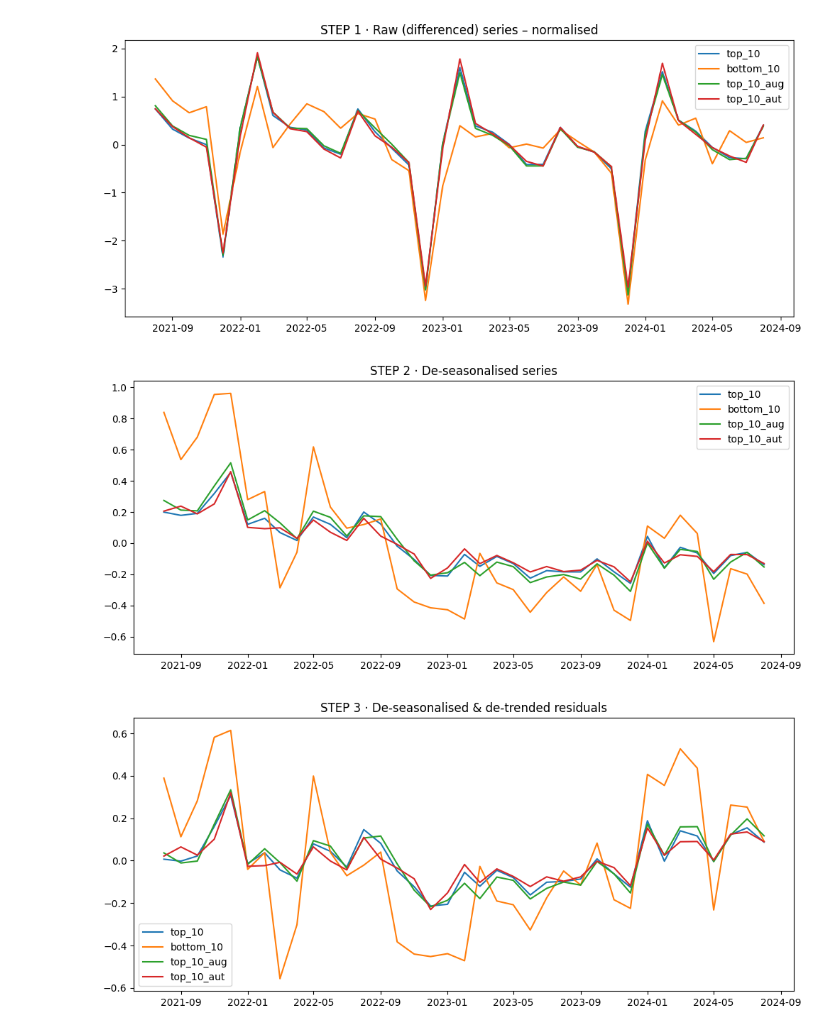
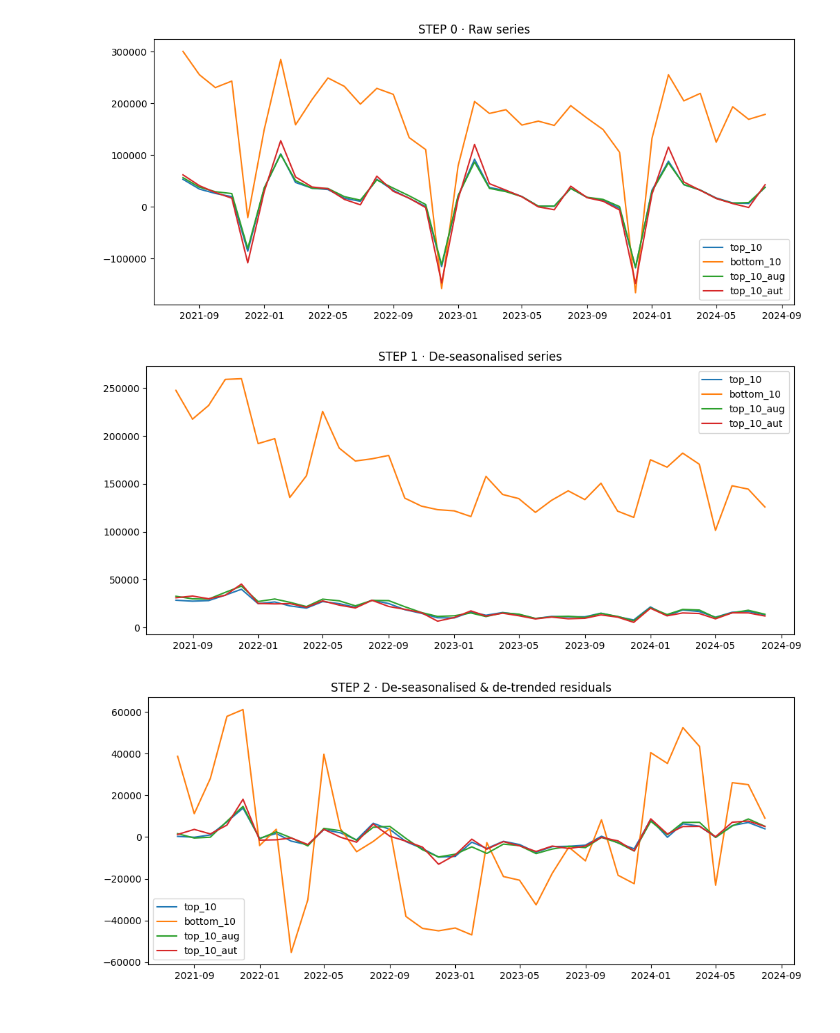
Before and after one commit to vitorgtomaz/caged_onet_anthropic, a Jupyter notebook: analysis.ipynb, the cells around one changed output. Drawn from its saved outputs; the diff is of its cells as text; code cells hidden in the pictures.

```diff
--- a/analysis.ipynb
+++ b/analysis.ipynb
@@ -17,26 +17,21 @@ df = (
     .query(f'date >= "{SEAS_START}"')
     .assign(date=lambda x: pd.to_datetime(x['date'], errors='coerce'))
     .sort_values("date")
-    .assign(
-        net_jobs_norm=lambda x: (
-                x["net_jobs"] - x.groupby("cat")["net_jobs"].transform("mean"))\
-                / x.groupby("cat")["net_jobs"].transform("std")
-            )
 )
 # %%
 ###############################################################
 #########  1. BASIC PLOT:  raw normalized job flow series   ###
 ###############################################################
 
 # Centers and normalizes the data according to the z-score for the category
 plt.figure(figsize=(12, 5))
 for cat in CATEGORIES:
     sub = df[df["cat"] == cat]
-    plt.plot(sub["date"], sub["net_jobs_norm"], label=cat)
-plt.title("STEP 1 · Raw (differenced) series – normalised")
+    plt.plot(sub["date"], sub["net_jobs"], label=cat)
+plt.title("STEP 0 · Raw series")
 plt.legend(); plt.show()
 # %% [output]
-[figure, old version]
+[figure, new version]
 # %%
 ## 2. de-seasonalise via STL (monthly means) ####################3
 seasonal_means = {}
@@ -45,9 +40,9 @@ for cat in CATEGORIES:
                 df
                 .loc[
                       (df["cat"] == cat) & df["date"].between(SEAS_START, SEAS_END),
-                      ["date", "net_jobs_norm"]
+                      ["date", "net_jobs"]
                     ]
-                .set_index("date")["net_jobs_norm"]
+                .set_index("date")["net_jobs"]
                 .asfreq("MS")
                 .interpolate()
             )
@@ -57,16 +52,16 @@ for cat in CATEGORIES:
     seasonal_means[cat] = stl.seasonal.groupby(stl.seasonal.index.month).mean()
 
 df["seasonal"] = df.apply(lambda r: seasonal_means[r["cat"]].loc[r["date"].month], axis=1)
-df["deseas"]   = df["net_jobs_norm"] - df["seasonal"]
+df["net_jobs_dS"]   = df["net_jobs"] - df["seasonal"]
 
 plt.figure(figsize=(12, 5))
 for cat in CATEGORIES:
     plt.plot(df.loc[df["cat"] == cat, "date"],
-             df.loc[df["cat"] == cat, "deseas"], label=cat)
-plt.title("STEP 2 · De-seasonalised series")
+             df.loc[df["cat"] == cat, "net_jobs_dS"], label=cat)
+plt.title("STEP 1 · De-seasonalised series")
 plt.legend(); plt.show()
 # %% [output]
-[figure, old version]
+[figure, new version]
 # %%
 ############ 3. remove constant / linear drift ###################################
 df["t"] = (df["date"] - df["date"].min()).dt.days / 30   # months
@@ -76,18 +71,18 @@ lin_drift = {}
 for cat in CATEGORIES:
     mask = df["cat"] == cat
 
-    y = df.loc[mask, "deseas"]
+    y = df.loc[mask, "net_jobs_dS"]
     X = sm.add_constant(df.loc[mask, ["t"]])
 
     ols = sm.OLS(y, X).fit()
-    df.loc[mask, "detrend"] = y - ols.fittedvalues
+    df.loc[mask, "net_jobs_dS_dT"] = y - ols.fittedvalues
     lin_drift[cat] = {"trend": ols}
 
 plt.figure(figsize=(12, 5))
 for cat in CATEGORIES:
     plt.plot(df.loc[df["cat"] == cat, "date"],
-             df.loc[df["cat"] == cat, "detrend"], label=cat)
-plt.title("STEP 3 · De-seasonalised & de-trended residuals")
+             df.loc[df["cat"] == cat, "net_jobs_dS_dT"], label=cat)
+plt.title("STEP 2 · De-seasonalised & de-trended residuals")
 plt.legend(); plt.show()
 # %% [output]
-[figure, old version]
+[figure, new version]
```
Also changed, not shown: parts of 5 cells of this notebook, 1 other file.
